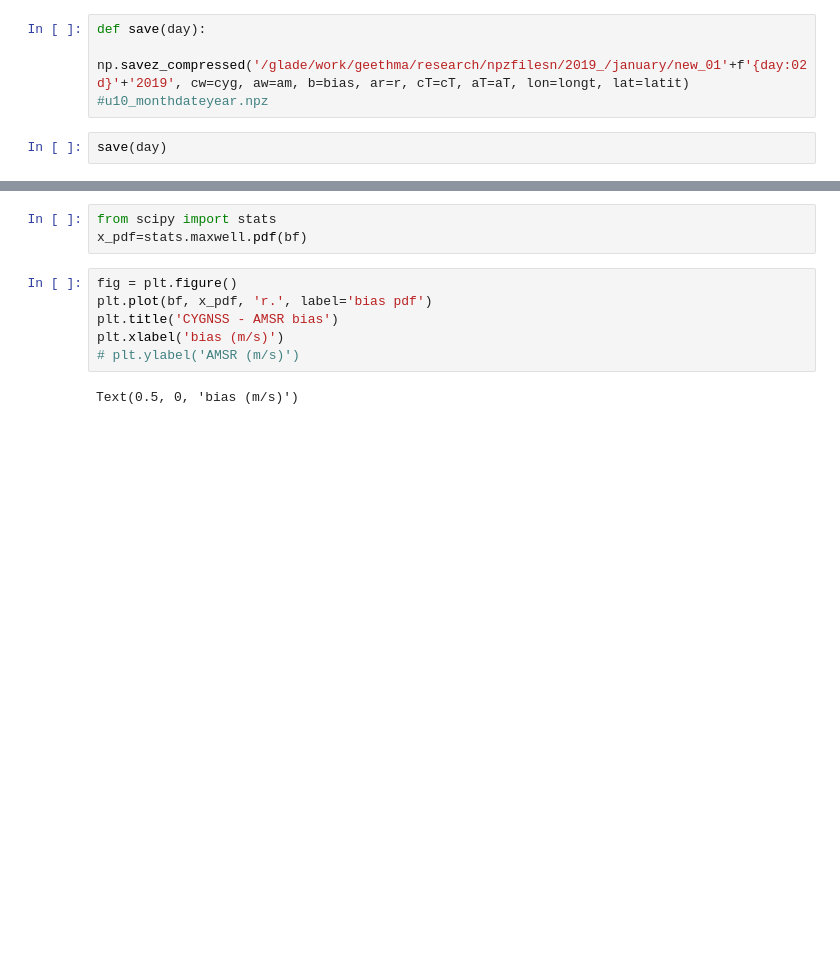
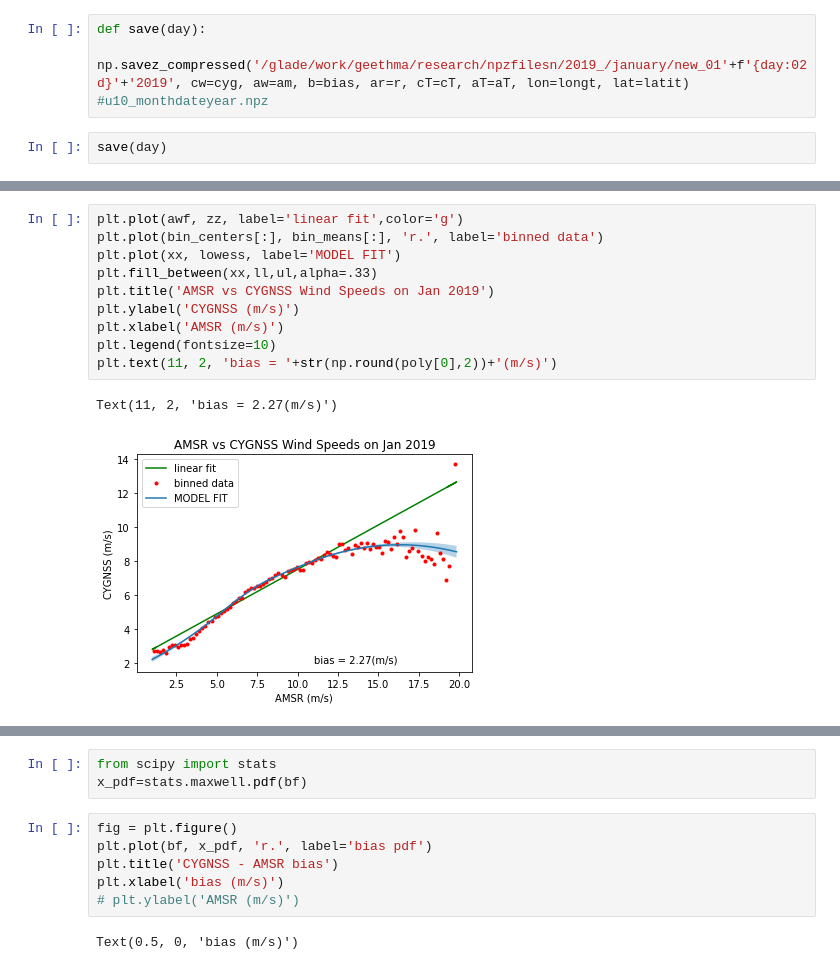
Before and after one commit to geethmaw/link, a Jupyter notebook: intersect.ipynb, the cells around one changed output, grey strips where cells are left out. Drawn from its saved outputs; the diff is of its cells as text; blank space fills up the shorter version.

```diff
--- a/intersect.ipynb
+++ b/intersect.ipynb
@@ -134,0 +173,13 @@ plt.show()
+# %%
+plt.plot(awf, zz, label='linear fit',color='g')
+plt.plot(bin_centers[:], bin_means[:], 'r.', label='binned data')
+plt.plot(xx, lowess, label='MODEL FIT')
+plt.fill_between(xx,ll,ul,alpha=.33)
+plt.title('AMSR vs CYGNSS Wind Speeds on Jan 2019')
+plt.ylabel('CYGNSS (m/s)')
+plt.xlabel('AMSR (m/s)')
+plt.legend(fontsize=10)
+plt.text(11, 2, 'bias = '+str(np.round(poly[0],2))+'(m/s)')
+# %% [output]
+Text(11, 2, 'bias = 2.27(m/s)')
+[figure, added]
```
Also changed, not shown: parts of 11 cells of this notebook, 3 other files.
